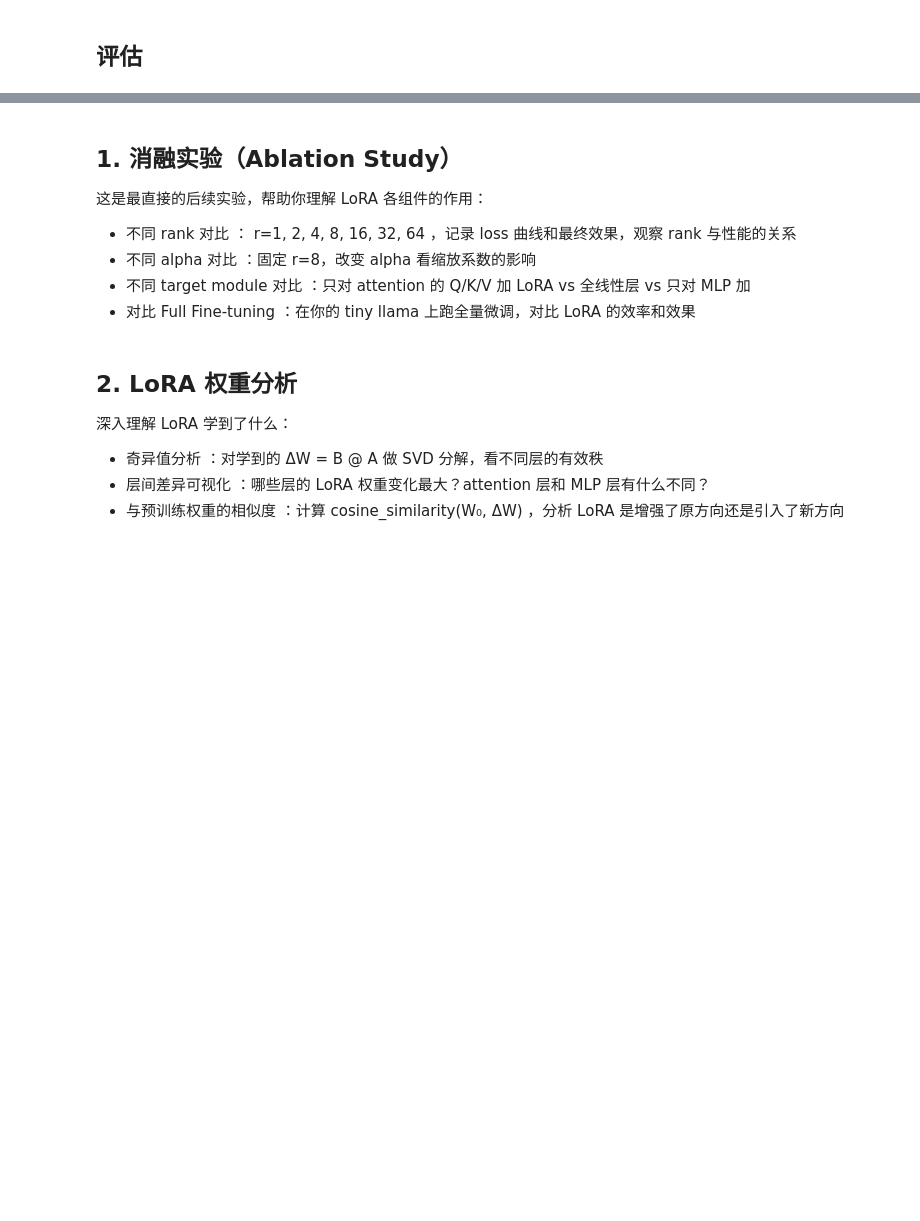
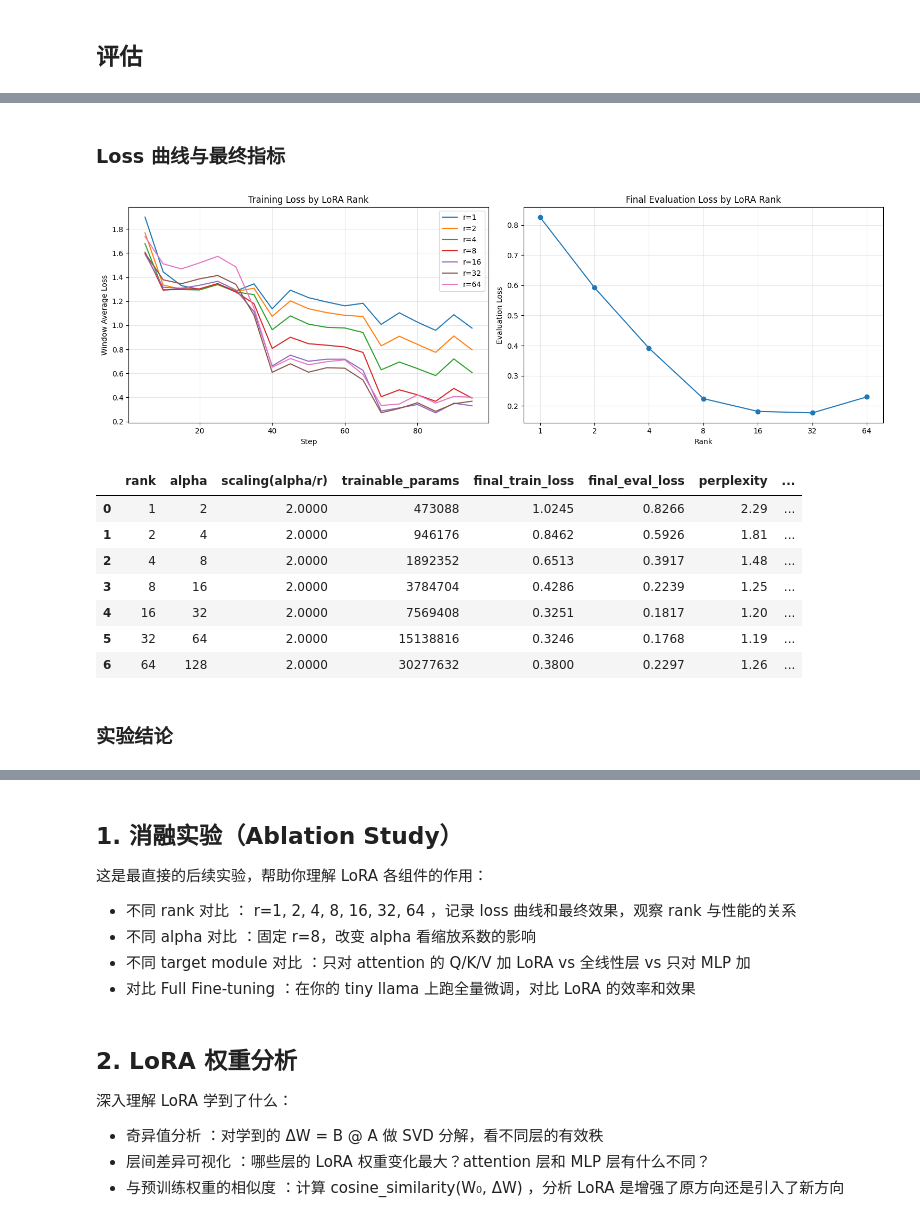
Before and after one commit to ChiTang49/Agent-Learning, a Jupyter notebook: Agentic RL/lab/LoRA-Demo.ipynb, the cells around one changed output, grey strips where cells are left out. Cells and saved outputs as stored; diff of their text form; code cells hidden in the pictures; blank space fills up the shorter version.

```diff
--- a/Agentic RL/lab/LoRA-Demo.ipynb
+++ b/Agentic RL/lab/LoRA-Demo.ipynb
@@ -681,0 +860,54 @@ You are a helpful assistant<|im_end|>
+# %% [markdown]
+### Loss 曲线与最终指标
+# %%
+fig, axes = plt.subplots(1, 2, figsize=(15, 5))
+for rank, result in rank_results.items():
+    axes[0].plot(result['steps'], result['loss_curve'], label=f'r={rank}')
+axes[0].set(title='Training Loss by LoRA Rank', xlabel='Step', ylabel='Window Average Loss')
+axes[0].grid(True, alpha=0.3)
+axes[0].legend()
+
+ranks = list(rank_results)
+eval_losses = [rank_results[r]['final_eval_loss'] for r in ranks]
+axes[1].plot(ranks, eval_losses, marker='o')
+axes[1].set_xscale('log', base=2)
+axes[1].set_xticks(ranks, labels=ranks)
+axes[1].set(title='Final Evaluation Loss by LoRA Rank', xlabel='Rank', ylabel='Evaluation Loss')
+axes[1].grid(True, alpha=0.3)
+plt.tight_layout()
+plt.show()
+
+rank_summary = pd.DataFrame([
+    {
+        'rank': rank,
+        'alpha': result['alpha'],
+        'scaling(alpha/r)': result['scaling'],
+        'trainable_params': result['trainable_params'],
+        'final_train_loss': result['final_train_loss'],
+        'final_eval_loss': result['final_eval_loss'],
+        'perplexity': result['perplexity'],
+        'train_seconds': result['train_seconds'],
+        'peak_memory_gb': result['peak_memory_gb'],
+    }
+    for rank, result in rank_results.items()
+]).sort_values('rank').reset_index(drop=True)
+display(rank_summary.style.format({
+    'scaling(alpha/r)': '{:.4f}',
+    'final_train_loss': '{:.4f}',
+    'final_eval_loss': '{:.4f}',
+    'perplexity': '{:.2f}',
+    'train_seconds': '{:.1f}',
+    'peak_memory_gb': '{:.2f}',
+}))
+# %% [output]
+[figure, added]
+|  | rank | alpha | scaling(alpha/r) | trainable_params | final_train_loss | final_eval_loss | perplexity | ... |
+| 0 | 1 | 2 | 2.0000 | 473088 | 1.0245 | 0.8266 | 2.29 | ... |
+| 1 | 2 | 4 | 2.0000 | 946176 | 0.8462 | 0.5926 | 1.81 | ... |
+| 2 | 4 | 8 | 2.0000 | 1892352 | 0.6513 | 0.3917 | 1.48 | ... |
+| 3 | 8 | 16 | 2.0000 | 3784704 | 0.4286 | 0.2239 | 1.25 | ... |
+| 4 | 16 | 32 | 2.0000 | 7569408 | 0.3251 | 0.1817 | 1.20 | ... |
+| 5 | 32 | 64 | 2.0000 | 15138816 | 0.3246 | 0.1768 | 1.19 | ... |
+| 6 | 64 | 128 | 2.0000 | 30277632 | 0.3800 | 0.2297 | 1.26 | ... |
+# %% [markdown]
+### 实验结论
```
Also changed, not shown: parts of 59 cells of this notebook, 2 other files.
